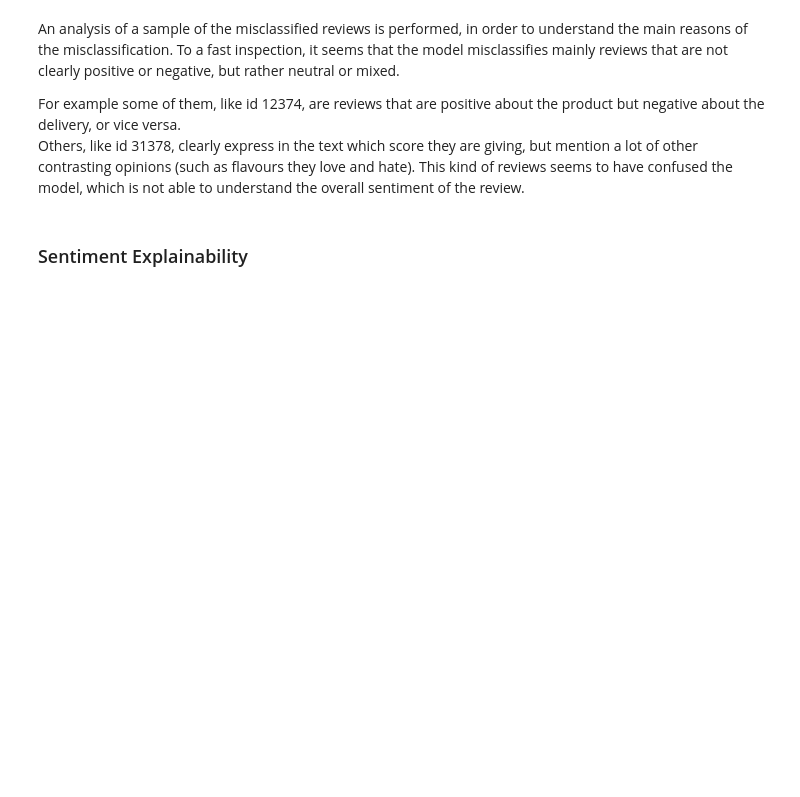
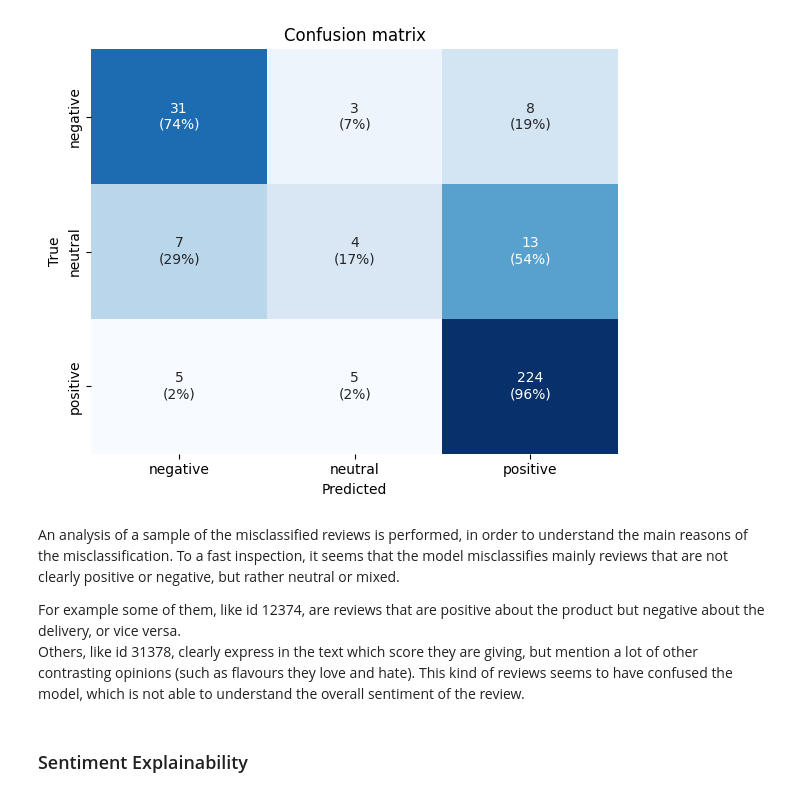
Before and after one commit to elena563/food-reviews-analysis, a Jupyter notebook: notebooks/sentiment_analysis.ipynb, the cells around one changed output. Drawn from its saved outputs; the diff is of its cells as text; code cells hidden in the pictures; blank space fills up the shorter version.

Commit message:
Start sentiment analysis

```diff
--- a/notebooks/sentiment_analysis.ipynb
+++ b/notebooks/sentiment_analysis.ipynb
@@ -39,0 +20,11 @@ print(cm)
+# %%
+DATA_DIR  = Path('../data/processed')
+MODEL_DIR = Path('../src/models/bert-reviews-tuned')
+EMB_DIR   = DATA_DIR / 'wordviz_embeddings'
+EMB_DIR.mkdir(parents=True, exist_ok=True)
+
+RANDOM_STATE = 42
+SAMPLE_SIZE  = 5000   # reviews for stratified inference
+
+INT_TO_NAME  = {0: 'negative', 1: 'neutral', 2: 'positive'}
+PALETTE      = {'negative': '#e05c5c', 'neutral': '#f0a500', 'positive': '#4caf82'}
@@ -39,0 +36,8 @@ print(cm)
+# %%
+test_df = pd.read_csv("../data/processed/test_data.csv").sample(frac=1, random_state=42).head(300)
+model = pipeline("sentiment-analysis", model="../src/models/bert-reviews-tuned", tokenizer="../src/models/bert-reviews-tuned", truncation=True)
+LABEL_MAP = {
+    'LABEL_0': 0,
+    'LABEL_1': 1,
+    'LABEL_2': 2
+}
@@ -39,0 +67,6 @@ print(cm)
+# %%
+if test_df['pred_label'].dtype == object:
+    test_df['pred_label'] = test_df['pred_label'].map(LABEL_MAP)
+
+y_true = test_df['label'].astype(int)
+y_pred = test_df['pred_label'].astype(int)
@@ -40,3 +95,23 @@ print(cm)
+# %%
+CLASS_ORDER  = ['negative', 'neutral', 'positive']
+
+cm = confusion_matrix(y_true, y_pred)
+cm_norm = cm.astype(float) / cm.sum(axis=1, keepdims=True)
+
+labels = np.array([
+    [f'{cm[i,j]}\n({cm_norm[i,j]:.0%})' for j in range(3)]
+    for i in range(3)
+])
+
+fig, ax = plt.subplots(figsize=(6, 5))
+sns.heatmap(cm_norm, annot=labels, fmt='', cmap='Blues', xticklabels=CLASS_ORDER, yticklabels=CLASS_ORDER, cbar=False)
+ax.set_xlabel('Predicted')
+ax.set_ylabel('True')
+ax.set_title('Confusion matrix')
+plt.tight_layout()
+plt.show()
+# %% [output]
+[figure, added]
 # %%
 results_df = pd.DataFrame({
     'text': test_df['text'],
```
Also changed, not shown: parts of 6 cells of this notebook.
